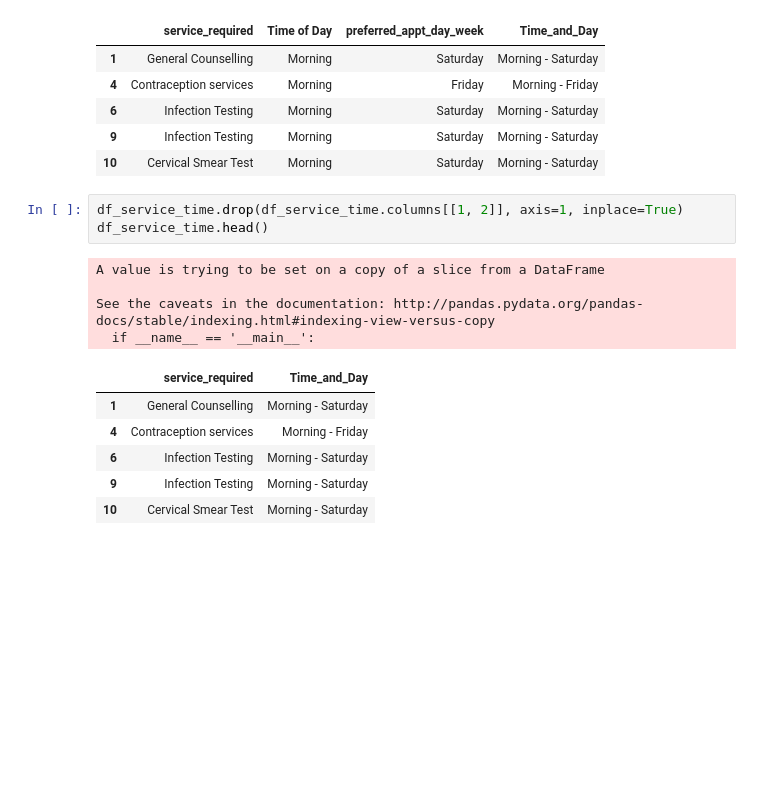
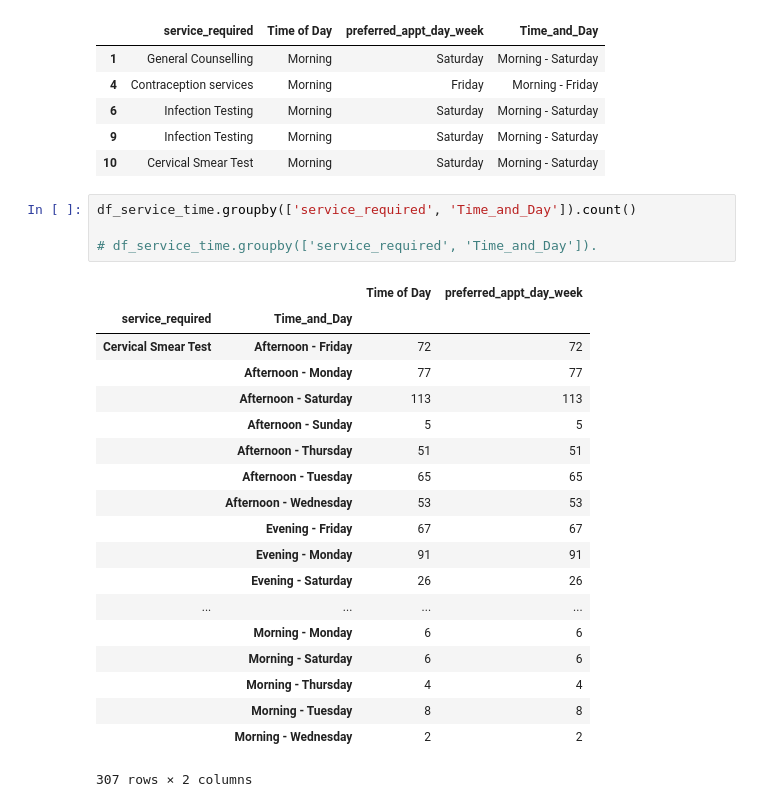
Before and after one commit to kevmct90/womens-health-project, a Jupyter notebook: notebooks/Services-By-Time.ipynb, the cells around one changed output. Drawn from its saved outputs; the diff is of its cells as text; blank space fills up the shorter version.

```diff
--- a/notebooks/Services-By-Time.ipynb
+++ b/notebooks/Services-By-Time.ipynb
@@ -172,18 +172,28 @@ See the caveats in the documentation: http://pandas.pydata.org/pandas-docs/stabl
 | 6 | Infection Testing | Morning | Saturday | Morning - Saturday |
 | 9 | Infection Testing | Morning | Saturday | Morning - Saturday |
 | 10 | Cervical Smear Test | Morning | Saturday | Morning - Saturday |
-# %%
-df_service_time.drop(df_service_time.columns[[1, 2]], axis=1, inplace=True)
-df_service_time.head()
-# %% [output]
-A value is trying to be set on a copy of a slice from a DataFrame
-
-See the caveats in the documentation: http://pandas.pydata.org/pandas-docs/stable/indexing.html#indexing-view-versus-copy
-  if __name__ == '__main__':
-|  | service_required | Time_and_Day |
-| 1 | General Counselling | Morning - Saturday |
-| 4 | Contraception services | Morning - Friday |
-| 6 | Infection Testing | Morning - Saturday |
-| 9 | Infection Testing | Morning - Saturday |
-| 10 | Cervical Smear Test | Morning - Saturday |
+# %%
+df_service_time.groupby(['service_required', 'Time_and_Day']).count()
+
+# df_service_time.groupby(['service_required', 'Time_and_Day']).
+# %% [output]
+|  |  | Time of Day | preferred_appt_day_week |
+| service_required | Time_and_Day |  |  |
+| Cervical Smear Test | Afternoon - Friday | 72 | 72 |
+|  | Afternoon - Monday | 77 | 77 |
+|  | Afternoon - Saturday | 113 | 113 |
+|  | Afternoon - Sunday | 5 | 5 |
+|  | Afternoon - Thursday | 51 | 51 |
+|  | Afternoon - Tuesday | 65 | 65 |
+|  | Afternoon - Wednesday | 53 | 53 |
+|  | Evening - Friday | 67 | 67 |
+|  | Evening - Monday | 91 | 91 |
+|  | Evening - Saturday | 26 | 26 |
+| ... | ... | ... | ... |
+|  | Morning - Monday | 6 | 6 |
+|  | Morning - Saturday | 6 | 6 |
+|  | Morning - Thursday | 4 | 4 |
+|  | Morning - Tuesday | 8 | 8 |
+|  | Morning - Wednesday | 2 | 2 |
+307 rows × 2 columns
 # %%
```
Also changed, not shown: parts of 22 cells of this notebook, 1 other file.
